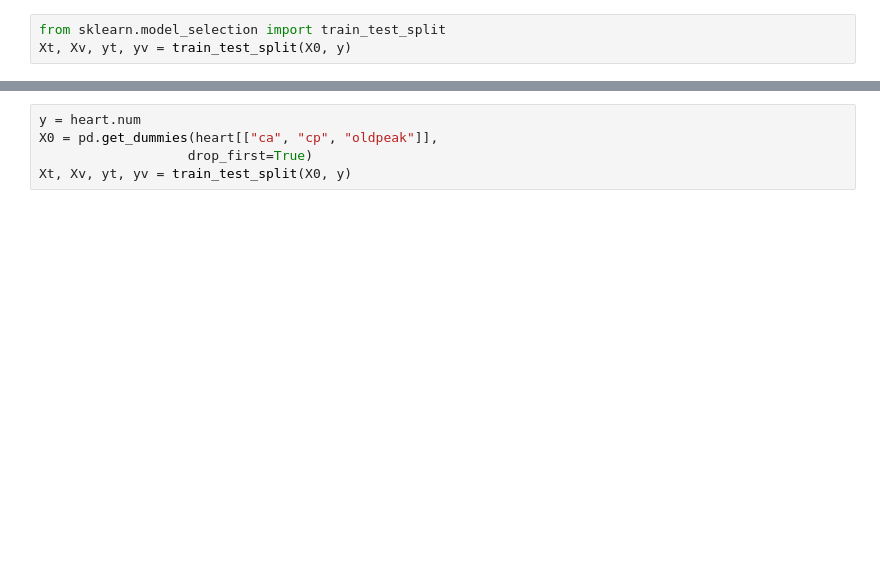
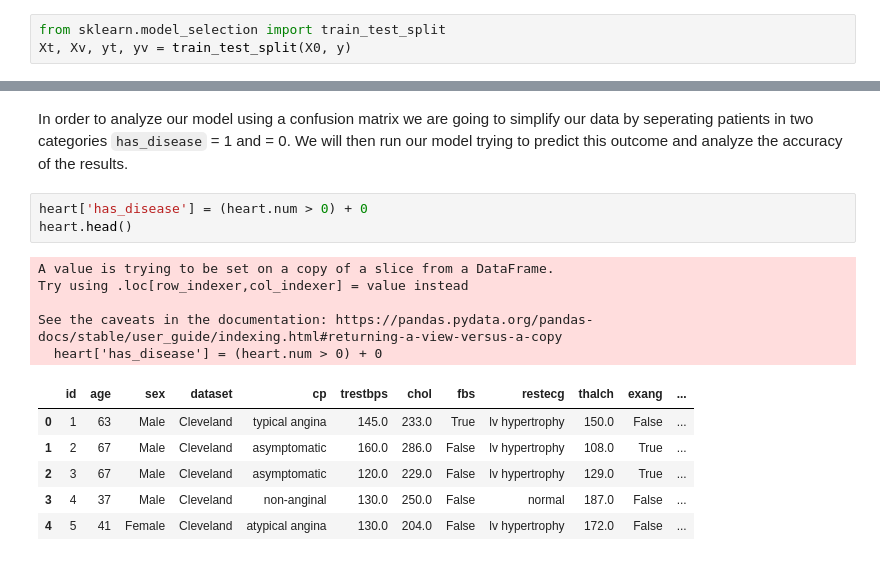
Before and after one commit to efgronski/heart-disease, a Jupyter notebook: machine_learning.ipynb, the cells around one changed output, grey strips where cells are left out. Cells and saved outputs as stored; diff of their text form; blank space fills up the shorter version.

```diff
--- a/machine_learning.ipynb
+++ b/machine_learning.ipynb
@@ -94,5 +94,17 @@ fig.tight_layout(pad=1.0)
-# %%
-y = heart.num
-X0 = pd.get_dummies(heart[["ca", "cp", "oldpeak"]],
-                   drop_first=True)
-Xt, Xv, yt, yv = train_test_split(X0, y)
+# %% [markdown]
+In order to analyze our model using a confusion matrix we are going to simplify our data by seperating patients in two categories `has_disease` = 1 and = 0. We will then run our model trying to predict this outcome and analyze the accuracy of the results.
+# %%
+heart['has_disease'] = (heart.num > 0) + 0
+heart.head()
+# %% [output]
+A value is trying to be set on a copy of a slice from a DataFrame.
+Try using .loc[row_indexer,col_indexer] = value instead
+
+See the caveats in the documentation: https://pandas.pydata.org/pandas-docs/stable/user_guide/indexing.html#returning-a-view-versus-a-copy
+  heart['has_disease'] = (heart.num > 0) + 0
+|  | id | age | sex | dataset | cp | trestbps | chol | fbs | restecg | thalch | exang | ... |
+| 0 | 1 | 63 | Male | Cleveland | typical angina | 145.0 | 233.0 | True | lv hypertrophy | 150.0 | False | ... |
+| 1 | 2 | 67 | Male | Cleveland | asymptomatic | 160.0 | 286.0 | False | lv hypertrophy | 108.0 | True | ... |
+| 2 | 3 | 67 | Male | Cleveland | asymptomatic | 120.0 | 229.0 | False | lv hypertrophy | 129.0 | True | ... |
+| 3 | 4 | 37 | Male | Cleveland | non-anginal | 130.0 | 250.0 | False | normal | 187.0 | False | ... |
+| 4 | 5 | 41 | Female | Cleveland | atypical angina | 130.0 | 204.0 | False | lv hypertrophy | 172.0 | False | ... |
```
Also changed, not shown: parts of 37 cells of this notebook, 1 other file.
